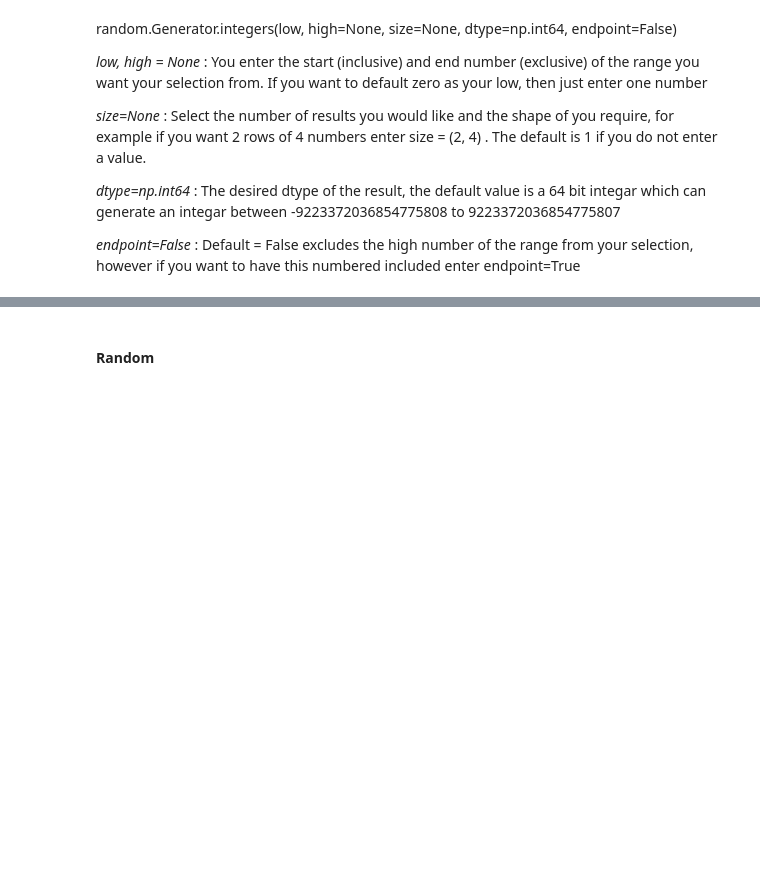
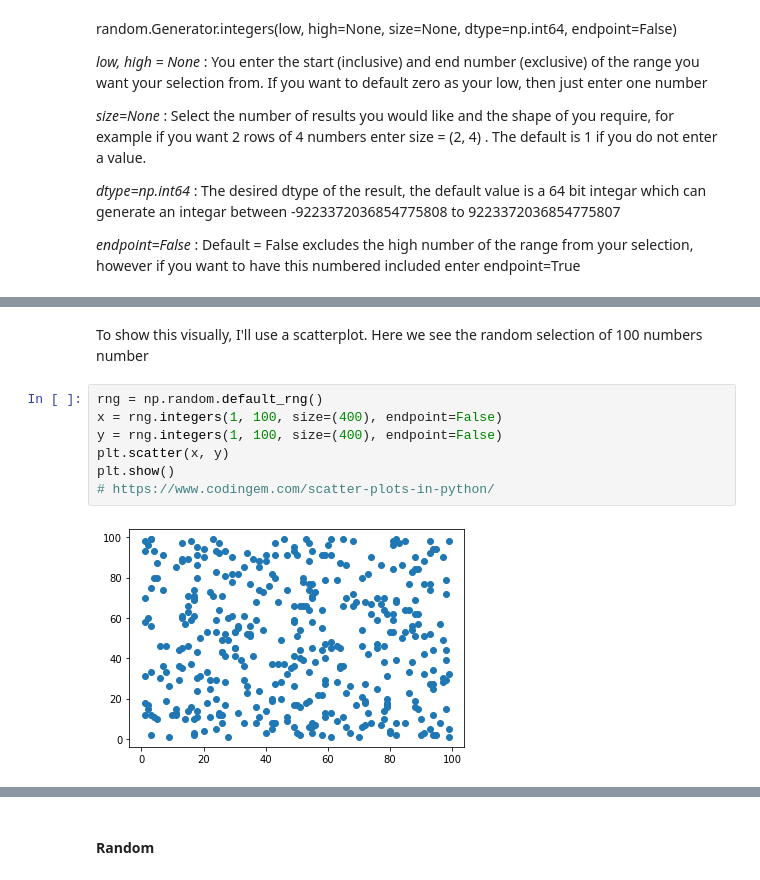
Before and after one commit to Michelleoc/programming-for-data-analysis-assignment, a Jupyter notebook: numpy-random-assignment.ipynb, the cells around one changed output, grey strips where cells are left out. Drawn from its saved outputs; the diff is of its cells as text; blank space fills up the shorter version.

Commit message:
added plots for simple random functions

```diff
--- a/numpy-random-assignment.ipynb
+++ b/numpy-random-assignment.ipynb
@@ -107,0 +110,11 @@ array([[13, 11,  6, 17],
+# %% [markdown]
+To show this visually, I'll use a scatterplot. Here we see the random selection of 100 numbers  number
+# %%
+rng = np.random.default_rng()
+x = rng.integers(1, 100, size=(400), endpoint=False)
+y = rng.integers(1, 100, size=(400), endpoint=False)
+plt.scatter(x, y)
+plt.show()
+# https://www.codingem.com/scatter-plots-in-python/
+# %% [output]
+[figure, added]
```
Also changed, not shown: parts of 47 cells of this notebook.
